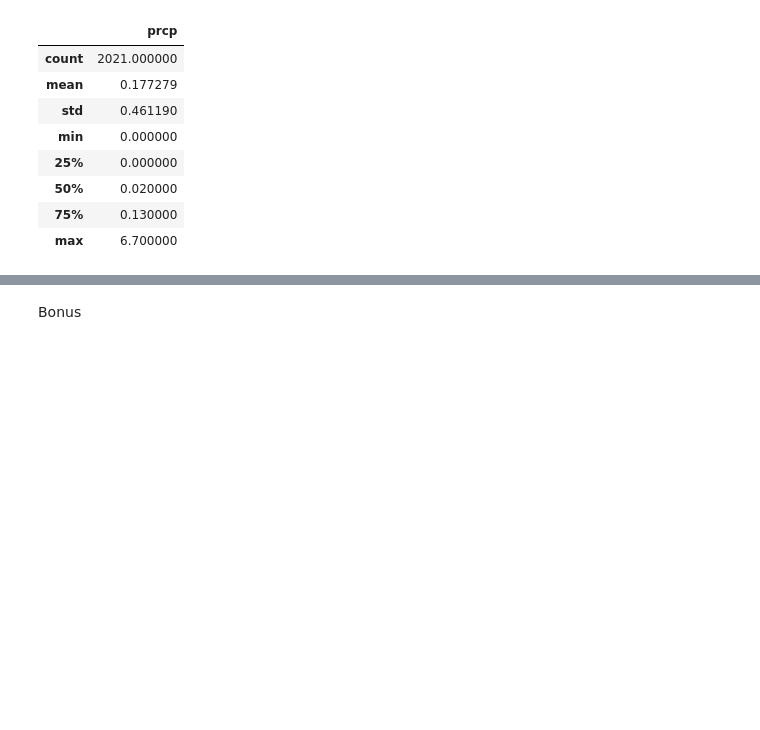
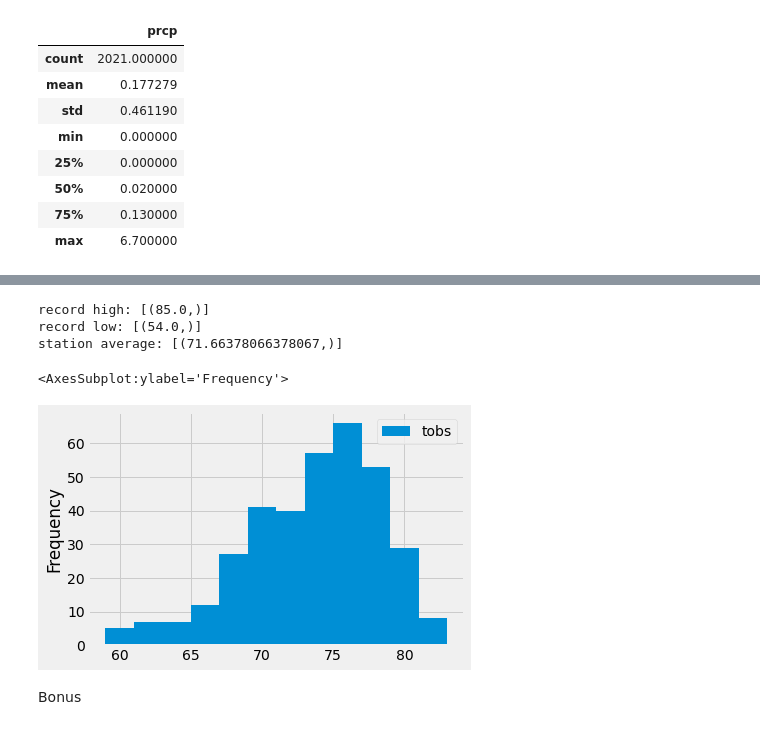
Before and after one commit to Witwer93/sqlalchemy-challenge, a Jupyter notebook: jupyter_notebook_work.ipynb, the cells around one changed output, grey strips where cells are left out. Cells and saved outputs as stored; diff of their text form; code cells hidden in the pictures; blank space fills up the shorter version.

```diff
--- a/jupyter_notebook_work.ipynb
+++ b/jupyter_notebook_work.ipynb
@@ -136,9 +121,30 @@ measurement_df.describe()
 # %%
  # Using the station id from the previous query, calculate the lowest temperature recorded,
 # highest temperature recorded, and average temperature of the most active station?
+low = session.query(func.min(measurement.tobs)).filter(measurement.station == 'USC00519281').all()
+high = session.query(func.max(measurement.tobs)).filter(measurement.station == 'USC00519281').all()
+average = session.query(func.avg(measurement.tobs)).filter(measurement.station == 'USC00519281').all()
+
+print(f'record high: {high}\nrecord low: {low}\nstation average: {average}')
+# %% [output]
+record high: [(85.0,)]
+record low: [(54.0,)]
+station average: [(71.66378066378067,)]
 # %%
  # Choose the station with the highest number of temperature observations.
 # Query the last 12 months of temperature observation data for this station and plot the results as a histogram
+station_temps = session.query(measurement.tobs).filter(
+    (measurement.date <= '2017-08-23'),
+    (measurement.date >= '2016-08-23'),
+    (measurement.station == 'USC00519281')).all()
+
+#station_temps
+
+temps_df = pd.DataFrame(station_temps, columns=['tobs'])
+temps_df.plot.hist(bins=12, xlabel='Temperature (farenheight)', ylabel='Frequency')
+# %% [output]
+<AxesSubplot:ylabel='Frequency'>
+[figure, added]
 # %% [markdown]
 Bonus
 # %%
```
Also changed, not shown: parts of 9 cells of this notebook.
